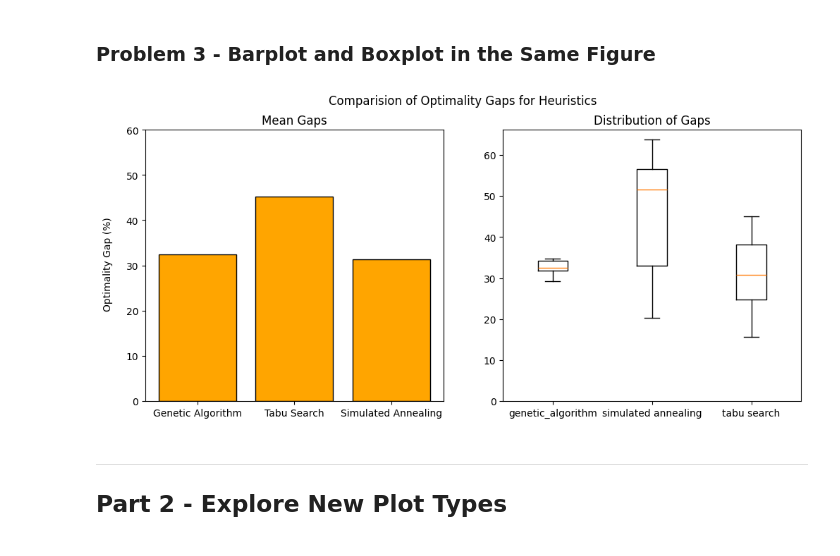
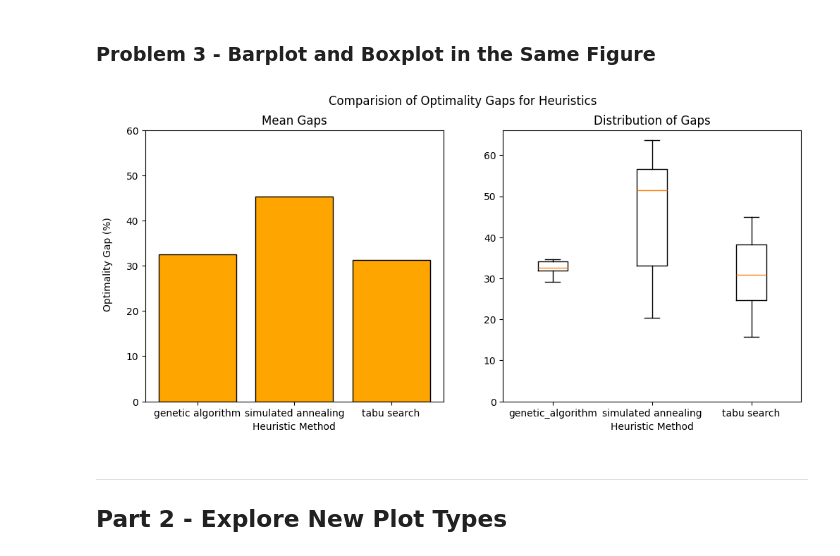
Before and after one commit to IE-555/homework4-btle1, a Jupyter notebook: btle_hw4.ipynb, the cells around one changed output. Drawn from its saved outputs; the diff is of its cells as text; code cells hidden in the pictures.

```diff
--- a/btle_hw4.ipynb
+++ b/btle_hw4.ipynb
@@ -123,35 +116,37 @@ genetic_algorithm.reset_index(inplace=True)
 tabu_search.reset_index(inplace=True)
 simulated_annealing.reset_index(inplace=True)
 
 gap_genetic = ((optimal['Value'] - genetic_algorithm['Value']) / (optimal['Value']) * 100)
 gap_tabu = ((optimal['Value'] - tabu_search['Value']) / (optimal['Value']) * 100)
 gap_simulated = ((optimal['Value'] - simulated_annealing['Value']) / (optimal['Value']) * 100)
 
 avg_genetic = gap_genetic.mean()
 avg_tabu = gap_tabu.mean()
 avg_simulated = gap_simulated.mean()
 
-bar_x = ['Genetic Algorithm','Tabu Search', 'Simulated Annealing']
+bar_x = ['genetic algorithm','simulated annealing', 'tabu search']
 bar_y = [avg_genetic,avg_simulated,avg_tabu]
 
 fig, (ax1,ax2) = plt.subplots(1,2, figsize=(12,5))
 
 ax1.set_ylim(0,60)
 ax1.set_title("Mean Gaps")
 ax1.bar(bar_x,bar_y, edgecolor = 'black', color = 'orange')
+ax1.set_xlabel("Heuristic Method")
 ax1.set_yticks(range(0,61,10))
 
 combined = pd.concat([gap_genetic,gap_simulated,gap_tabu], axis = 1)
 combined.columns = ['genetic_algorithm', 'simulated annealing', 'tabu_search']
 ax2.boxplot(combined, labels = ['genetic_algorithm', 'simulated annealing', 'tabu search'])
 ax2.set_title("Distribution of Gaps")
+ax2.set_xlabel("Heuristic Method")
 ax2.set_yticks(range(0,61,10))
 
 fig.text(0.075,0.5, 'Optimality Gap (%)', va = 'center', rotation = 'vertical')
 fig.suptitle('Comparision of Optimality Gaps for Heuristics')
 plt.show()
 # %% [output]
-[figure, old version]
+[figure, new version]
 # %% [markdown]
 ---
 ## Part 2 - Explore New Plot Types
```
Also changed, not shown: parts of 3 cells of this notebook.
